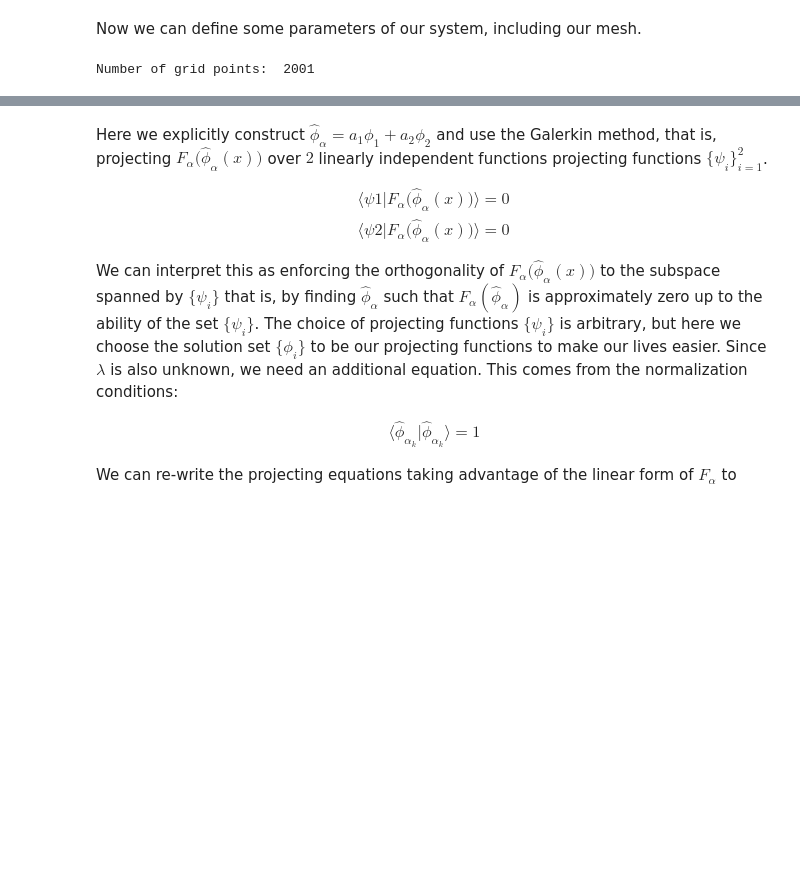
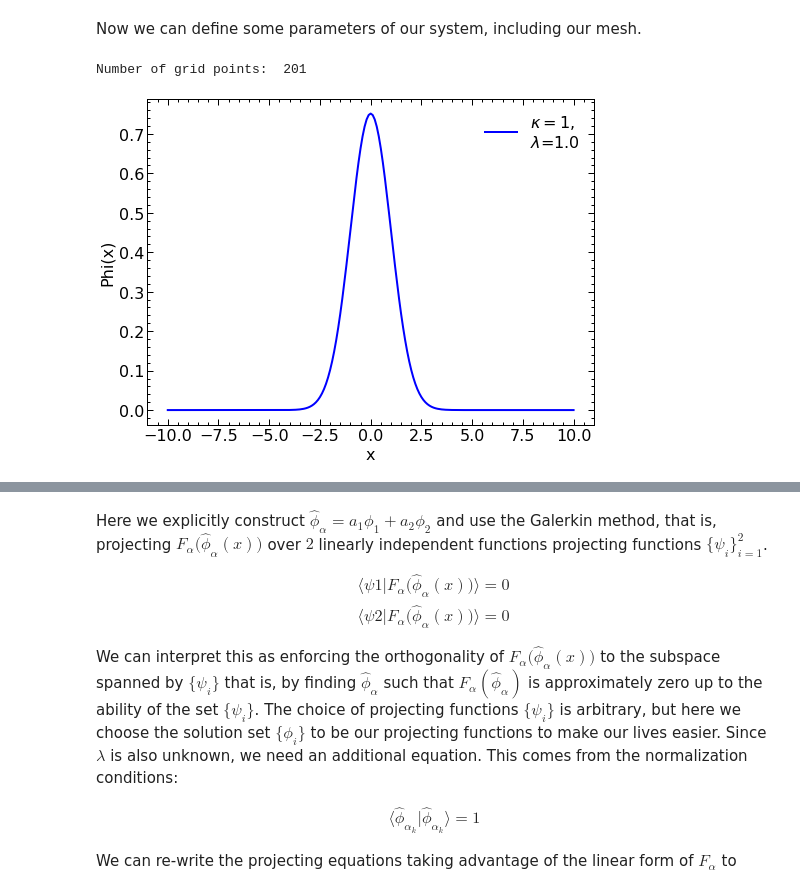
Before and after one commit to kylegodbey/nuclear-quantum-computing, a Jupyter notebook: nuclear-qc/horbm/classical.ipynb, the cells around one changed output, grey strips where cells are left out. Cells and saved outputs as stored; diff of their text form; code cells hidden in the pictures; blank space fills up the shorter version.

```diff
--- a/nuclear-qc/horbm/classical.ipynb
+++ b/nuclear-qc/horbm/classical.ipynb
@@ -153,7 +156,7 @@ def getSystem(H,psi_array,phi_array):
 Now we can define some parameters of our system, including our mesh.
 # %%
 #First define global variables
-h = 10**(-2) ### grid spacing for domain (Warning around 10**(-3) it starts to get slow).
+h = 10**(-1) ### grid spacing for domain (Warning around 10**(-3) it starts to get slow).
 ### HO global parameters
 n = 0 # principle quantum number to solve in HO
 mass = 1.0 # mass for the HO system
@@ -164,5 +167,18 @@ x_array = np.arange(x_a,x_b+h,h)
 m = len(x_array)
 print('Number of grid points: ',m)
 # %% [output]
-Number of grid points:  2001
+Number of grid points:  201
+# %%
+H = construct_H(V,x_array,1,1)
+evals, evects = solve(H,x_array,h)
+
+plt.plot(x_array, evects[0], color="blue",label = r'$\kappa=1,$' "\n" '$\lambda$='+str(round(evals[0],2)))
+
+plt.legend(loc='upper right')
+
+plt.ylabel("Phi(x)")
+plt.xlabel("x")
+plt.show()
+# %% [output]
+[figure, added]
 # %% [markdown]
```
Also changed, not shown: parts of 13 cells of this notebook, 2 other files.
